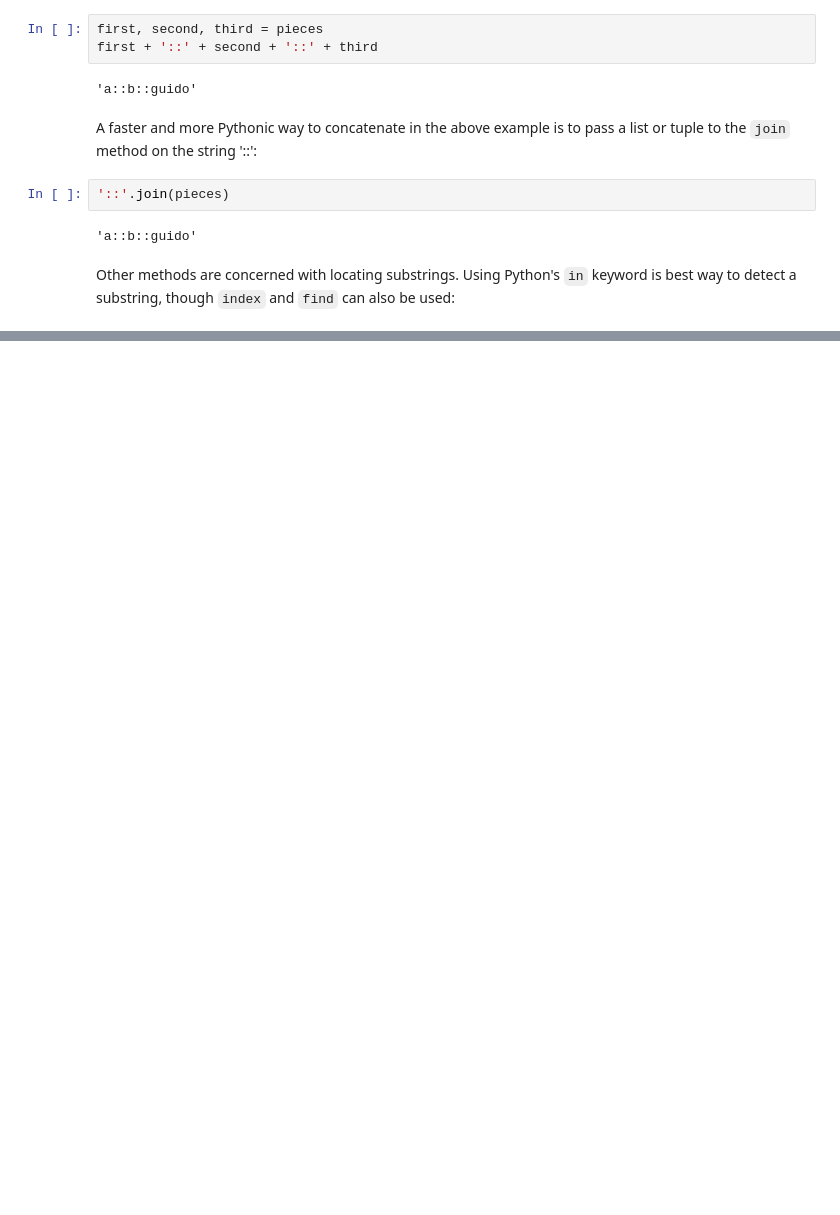
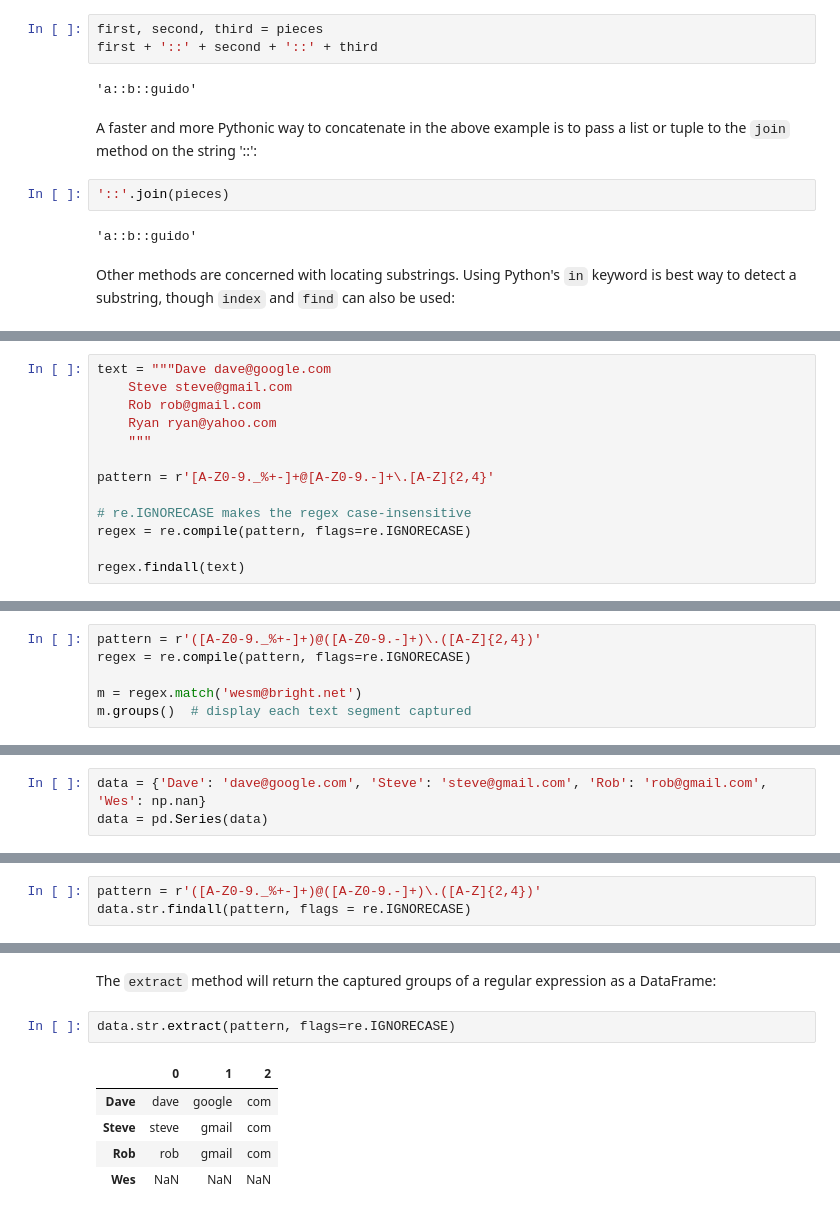
Before and after one commit to colinat/pandas, a Jupyter notebook: dataclean.ipynb, the cells around one changed output, grey strips where cells are left out. Drawn from its saved outputs; the diff is of its cells as text; blank space fills up the shorter version.

```diff
--- a/dataclean.ipynb
+++ b/dataclean.ipynb
@@ -912,0 +931,13 @@ Table below shows a listing of some of Python's string methods
+# %%
+text = """Dave dave@google.com
+    Steve steve@gmail.com
+    Rob rob@gmail.com
+    Ryan ryan@yahoo.com
+    """
+
+pattern = r'[A-Z0-9._%+-]+@[A-Z0-9.-]+\.[A-Z]{2,4}'
+
+# re.IGNORECASE makes the regex case-insensitive
+regex = re.compile(pattern, flags=re.IGNORECASE)
+
+regex.findall(text)
@@ -912,0 +974,6 @@ Table below shows a listing of some of Python's string methods
+# %%
+pattern = r'([A-Z0-9._%+-]+)@([A-Z0-9.-]+)\.([A-Z]{2,4})'
+regex = re.compile(pattern, flags=re.IGNORECASE)
+
+m = regex.match('wesm@bright.net')
+m.groups()  # display each text segment captured
@@ -912,0 +1015,3 @@ Table below shows a listing of some of Python's string methods
+# %%
+data = {'Dave': 'dave@google.com', 'Steve': 'steve@gmail.com', 'Rob': 'rob@gmail.com', 'Wes': np.nan}
+data = pd.Series(data)
@@ -912,0 +1046,3 @@ Table below shows a listing of some of Python's string methods
+# %%
+pattern = r'([A-Z0-9._%+-]+)@([A-Z0-9.-]+)\.([A-Z]{2,4})'
+data.str.findall(pattern, flags = re.IGNORECASE)
@@ -912,0 +1087,10 @@ Table below shows a listing of some of Python's string methods
+# %% [markdown]
+The `extract` method will return the captured groups of a regular expression as a DataFrame:
+# %%
+data.str.extract(pattern, flags=re.IGNORECASE)
+# %% [output]
+|  | 0 | 1 | 2 |
+| Dave | dave | google | com |
+| Steve | steve | gmail | com |
+| Rob | rob | gmail | com |
+| Wes | NaN | NaN | NaN |
```
Also changed, not shown: parts of 58 cells of this notebook.
